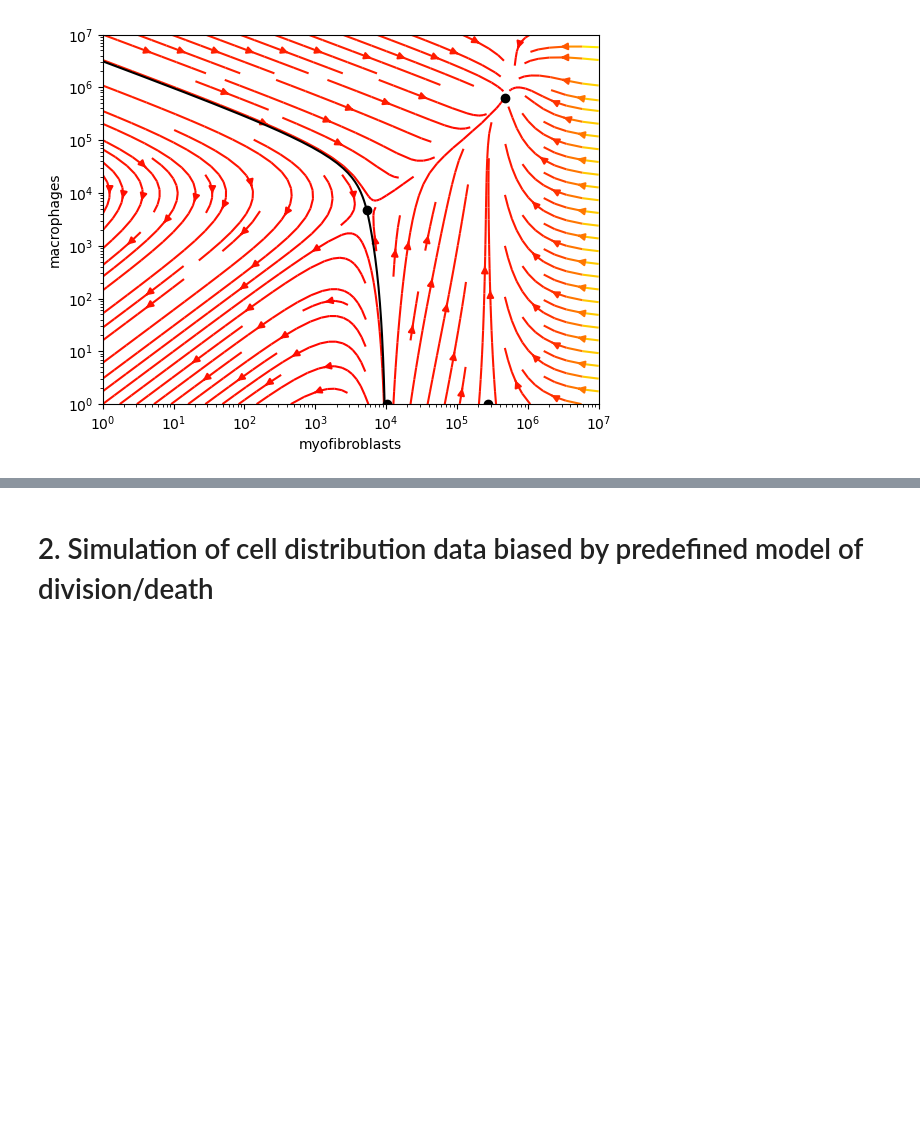
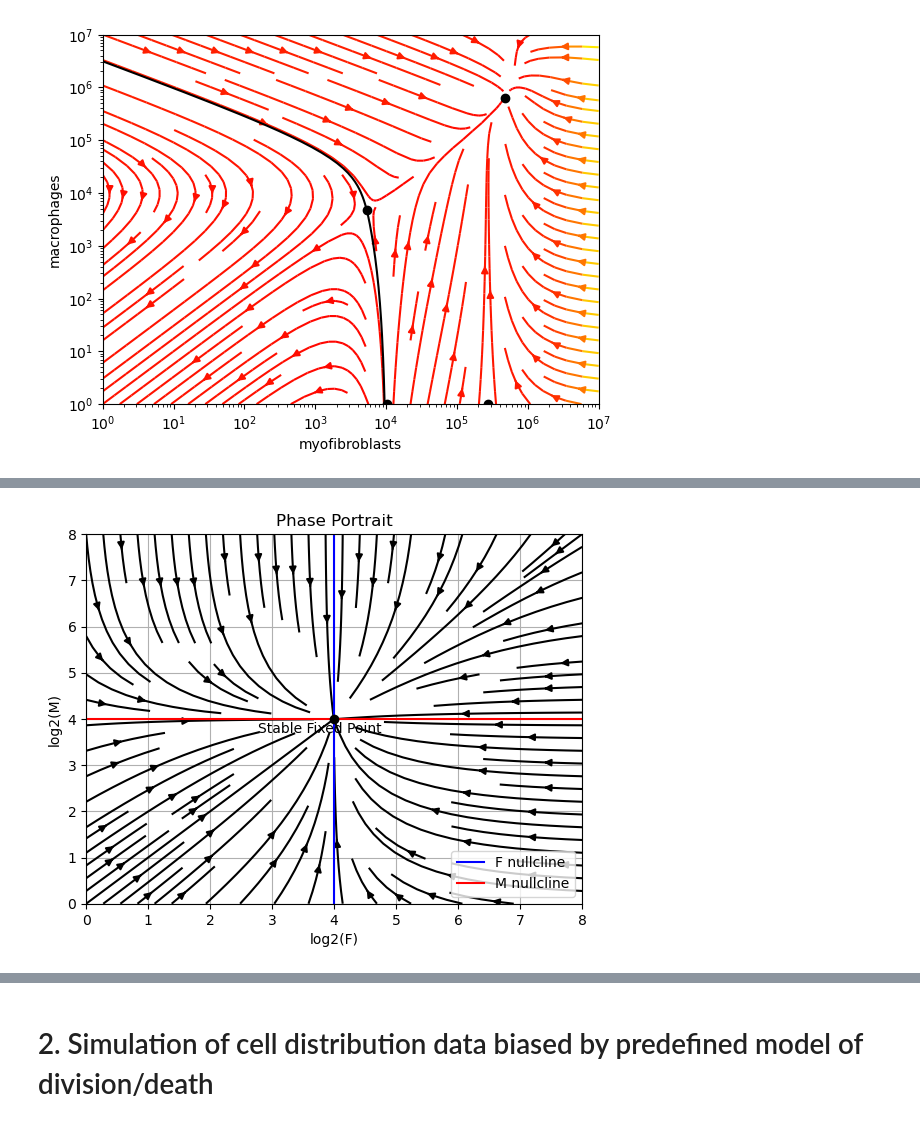
Before and after one commit to B179675-2024/OSDR_TNBC, a Jupyter notebook: notebooks/validation_simulations.ipynb, the cells around one changed output, grey strips where cells are left out. Saved outputs shown, nothing was run; the diff lists cells and outputs as text; code cells hidden in the pictures; blank space fills up the shorter version.

Commit message:
ODE phase portrait and proliferation

```diff
--- a/notebooks/validation_simulations.ipynb
+++ b/notebooks/validation_simulations.ipynb
@@ -437,3 +410,88 @@ main_cc()
 # %% [output]
 [figure]
 [figure]
+# %%
+#######################################
+##### OSDR known model parameters #####
+#######################################
+
+# After the description of the neighbourhood dynamics ODE in Methods, we have
+# dX/dt = X(p^+(X) - p^-(X)), with constant division rate parameter p^+(X) = 0X + a, and death rate parameter p^-(X) = bX + 0.
+
+# THUS: dX/dt = aX - bX^2, a logistic equation that fits simple autocatalysis models in molecular systems biology
+
+# Steady state: X = 0 (unstable), X = a/b. So, if we want the steady state to be at 16 cells in the neighbourhood (4 on a log2 scale) of the same type (S2H)
+# ... we want a = 16*b
+
+# We expect this equation to have X decrease above its 16 SS, and increase below. This value is chosen to best correspond to the neighbourhood dynamics drawn in S2H.
+
+F_a=48*10**-4
+F_b=3*10**-4
+print(f"F cells expected SS: {F_a/F_b}") #check for float-related errors (e.g. slightly incorrect result)
+
+M_a=48*10**-4
+M_b=3*10**-4
+print(f"M cells expected SS: {M_a/M_b}")
+
+# Define the system of ODEs
+def ODE_system(state, t):
+    F, M = state
+    dF_dt = F * (F_a - F_b * F)
+    dM_dt = M * (M_a - M_b * M)
+    return [dF_dt, dM_dt]
+
+# Calculate nullclines
+def nullcline_F(F):
+    return F_a / F_b
+
+def nullcline_M(M):
+    return M_a / M_b
+
+# Generate streamlines
+def streamlines(exp_F, exp_M):
+    F = 2**exp_F
+    M = 2**exp_M
+    dF_dt, dM_dt = ODE_system([F, M], 0)
+    return dF_dt, dM_dt
+
+# Plot the phase portrait
+def plot_phase_portrait():
+    # Parameters for meshgrid
+    exp_F_mesh = np.linspace(0, 8, 30)
+    exp_M_mesh = np.linspace(0, 8, 30)
+    exp_F, exp_M = np.meshgrid(exp_F_mesh, exp_M_mesh)
+
+    # Calculate the growth rates for the streamlines
+    F_rate, M_rate = streamlines(exp_F, exp_M)
+    F_rate_scaled = F_rate / (2**exp_F)
+    M_rate_scaled = M_rate / (2**exp_M)
+
+    plt.figure()
+
+    # Streamplot
+    plt.streamplot(exp_F, exp_M, F_rate_scaled, M_rate_scaled,
+                   color="black")
+
+    # Nullclines
+    plt.axvline(x=np.log2(F_a / F_b), color='b', linestyle='-', label='F nullcline')
+    plt.axhline(y=np.log2(M_a / M_b), color='r', linestyle='-', label='M nullcline')
+
+
+    # Fixed points
+    fp_x = np.log2(F_a / F_b)
+    fp_y = np.log2(M_a / M_b)
+    plt.plot(fp_x, fp_y, 'ko')
+    plt.annotate('Stable Fixed Point', (fp_x, fp_y), textcoords="offset points", xytext=(-10,-10), ha='center')
+
+    # Labels and legend
+    plt.xlabel('log2(F)')
+    plt.ylabel('log2(M)')
+    plt.xlim(0, 8)
+    plt.ylim(0, 8)
+    plt.legend()
+    plt.title('Phase Portrait')
+    plt.grid(True)
+    plt.show()
+
+plot_phase_portrait()
+# %% [output]
@@ -439,0 +500 @@ main_cc()
+[figure, added]
```
Also changed, not shown: parts of 18 cells of this notebook.
